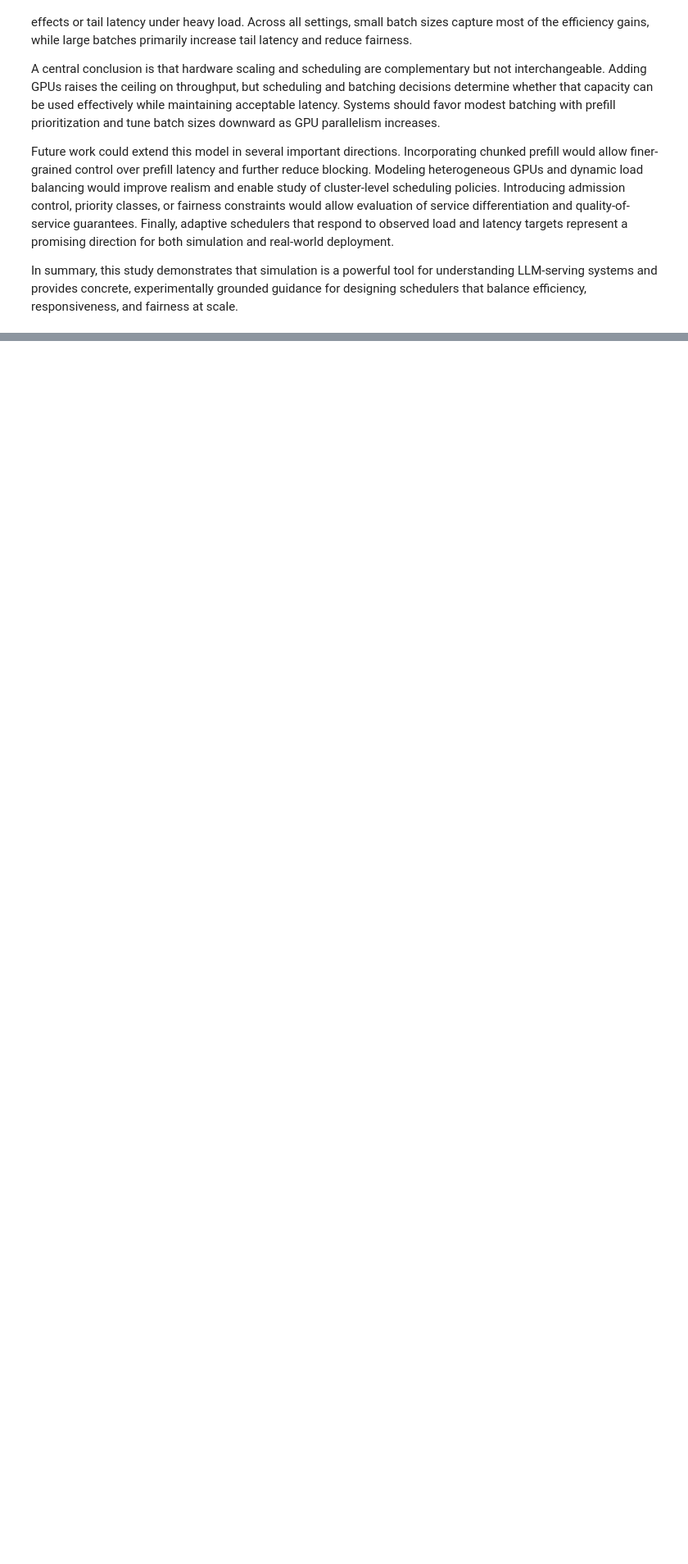
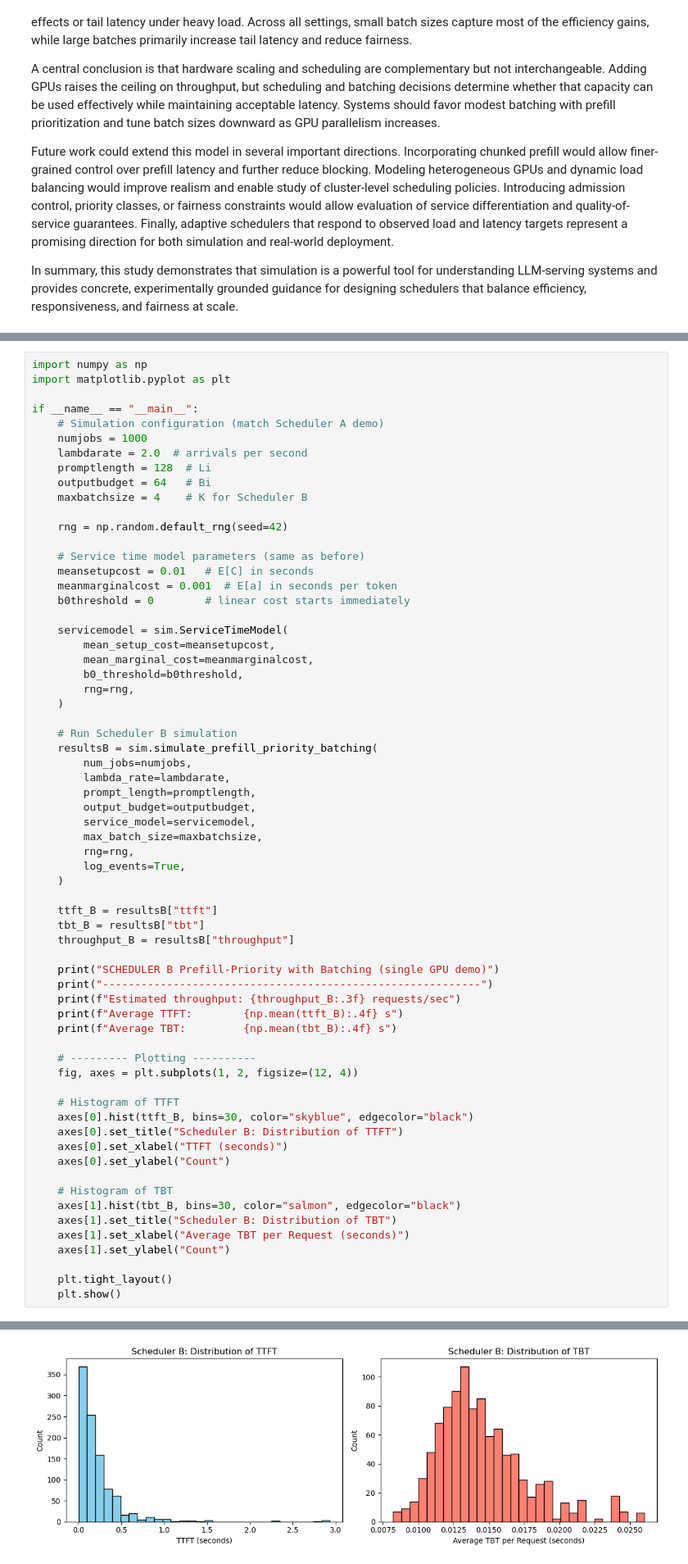
Before and after one commit to kimbond0071/5580FinalProject, a Jupyter notebook: main_report.ipynb, the cells around one changed output, grey strips where cells are left out. Shown at 82% size. Saved outputs shown, nothing was run; the diff lists cells and outputs as text; blank space fills up the shorter version.

```diff
--- a/main_report.ipynb
+++ b/main_report.ipynb
@@ -144,0 +446,66 @@ In summary, this study demonstrates that simulation is a powerful tool for under
+# %%
+import numpy as np
+import matplotlib.pyplot as plt
+
+if __name__ == "__main__":
+    # Simulation configuration (match Scheduler A demo)
+    numjobs = 1000
+    lambdarate = 2.0  # arrivals per second
+    promptlength = 128  # Li
+    outputbudget = 64   # Bi
+    maxbatchsize = 4    # K for Scheduler B
+
+    rng = np.random.default_rng(seed=42)
+
+    # Service time model parameters (same as before)
+    meansetupcost = 0.01   # E[C] in seconds
+    meanmarginalcost = 0.001  # E[a] in seconds per token
+    b0threshold = 0        # linear cost starts immediately
+
+    servicemodel = sim.ServiceTimeModel(
+        mean_setup_cost=meansetupcost,
+        mean_marginal_cost=meanmarginalcost,
+        b0_threshold=b0threshold,
+        rng=rng,
+    )
+
+    # Run Scheduler B simulation
+    resultsB = sim.simulate_prefill_priority_batching(
+        num_jobs=numjobs,
+        lambda_rate=lambdarate,
+        prompt_length=promptlength,
+        output_budget=outputbudget,
+        service_model=servicemodel,
+        max_batch_size=maxbatchsize,
+        rng=rng,
+        log_events=True,
+    )
+
+    ttft_B = resultsB["ttft"]
+    tbt_B = resultsB["tbt"]
+    throughput_B = resultsB["throughput"]
+
+    print("SCHEDULER B Prefill-Priority with Batching (single GPU demo)")
+    print("-----------------------------------------------------------")
+    print(f"Estimated throughput: {throughput_B:.3f} requests/sec")
+    print(f"Average TTFT:        {np.mean(ttft_B):.4f} s")
+    print(f"Average TBT:         {np.mean(tbt_B):.4f} s")
+
+    # --------- Plotting ----------
+    fig, axes = plt.subplots(1, 2, figsize=(12, 4))
+
+    # Histogram of TTFT
+    axes[0].hist(ttft_B, bins=30, color="skyblue", edgecolor="black")
+    axes[0].set_title("Scheduler B: Distribution of TTFT")
+    axes[0].set_xlabel("TTFT (seconds)")
+    axes[0].set_ylabel("Count")
+
+    # Histogram of TBT
+    axes[1].hist(tbt_B, bins=30, color="salmon", edgecolor="black")
+    axes[1].set_title("Scheduler B: Distribution of TBT")
+    axes[1].set_xlabel("Average TBT per Request (seconds)")
+    axes[1].set_ylabel("Count")
+
+    plt.tight_layout()
+    plt.show()
+# %% [output]
@@ -144,0 +517 @@ In summary, this study demonstrates that simulation is a powerful tool for under
+[figure, added]
```
Also changed, not shown: parts of 67 cells of this notebook.
